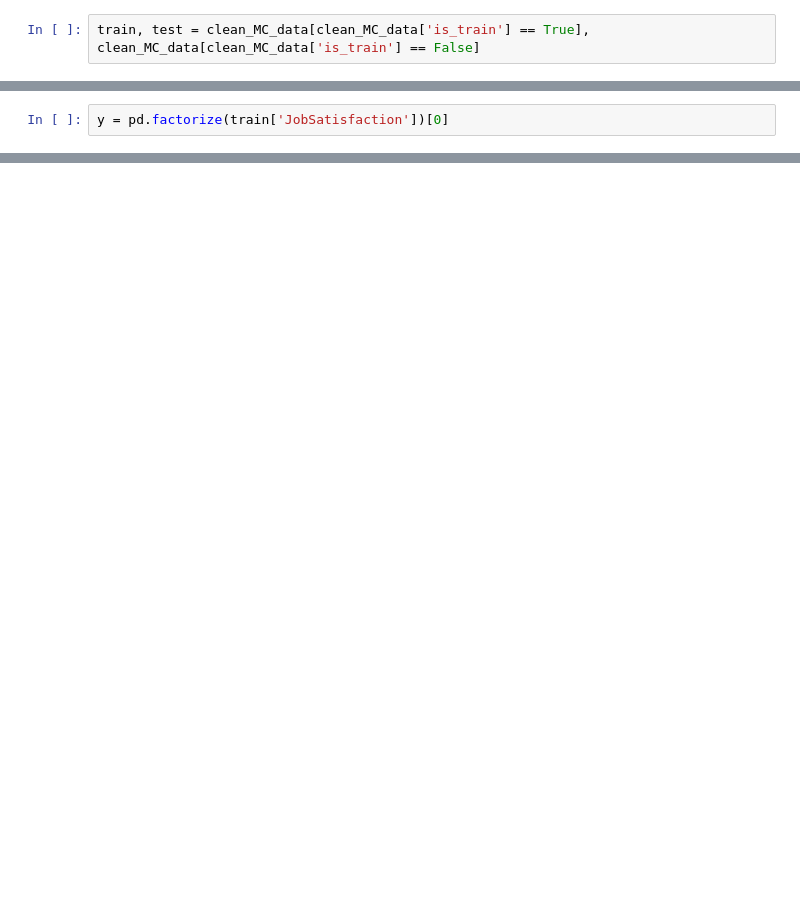
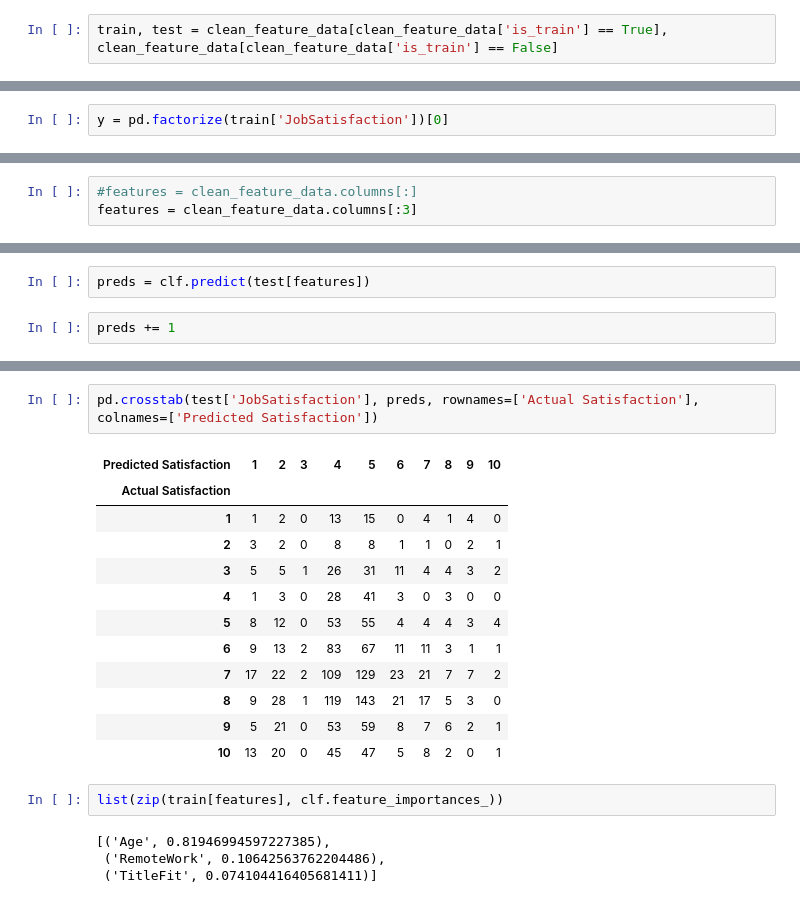
Before and after one commit to Jorrd/ds-fundamentals-a2, a Jupyter notebook: Untitled.ipynb, the cells around one changed output, grey strips where cells are left out. Saved outputs shown, nothing was run; the diff lists cells and outputs as text; blank space fills up the shorter version.

```diff
--- a/Untitled.ipynb
+++ b/Untitled.ipynb
@@ -112,5 +126,5 @@ clean_MC_data.head()
 # %%
-train, test = clean_MC_data[clean_MC_data['is_train'] == True], clean_MC_data[clean_MC_data['is_train'] == False]
+train, test = clean_feature_data[clean_feature_data['is_train'] == True], clean_feature_data[clean_feature_data['is_train'] == False]
 # %%
 print('No obs in train:', len(train))
 print('No obs in test:', len(test))
@@ -130,3 +140,6 @@ features = clean_data.columns[:]
+# %%
+#features = clean_feature_data.columns[:]
+features = clean_feature_data.columns[:3]
 # %%
 clf = RandomForestClassifier(n_jobs=2, random_state=0)
 clf.fit(train[features], y)
@@ -134,0 +180,4 @@ ValueError: could not convert string to float: 'Fine'
+# %%
+preds = clf.predict(test[features])
+# %%
+preds += 1
@@ -134,0 +202,21 @@ ValueError: could not convert string to float: 'Fine'
+# %%
+pd.crosstab(test['JobSatisfaction'], preds, rownames=['Actual Satisfaction'], colnames=['Predicted Satisfaction'])
+# %% [output]
+| Predicted Satisfaction | 1 | 2 | 3 | 4 | 5 | 6 | 7 | 8 | 9 | 10 |
+| Actual Satisfaction |  |  |  |  |  |  |  |  |  |  |
+| 1 | 1 | 2 | 0 | 13 | 15 | 0 | 4 | 1 | 4 | 0 |
+| 2 | 3 | 2 | 0 | 8 | 8 | 1 | 1 | 0 | 2 | 1 |
+| 3 | 5 | 5 | 1 | 26 | 31 | 11 | 4 | 4 | 3 | 2 |
+| 4 | 1 | 3 | 0 | 28 | 41 | 3 | 0 | 3 | 0 | 0 |
+| 5 | 8 | 12 | 0 | 53 | 55 | 4 | 4 | 4 | 3 | 4 |
+| 6 | 9 | 13 | 2 | 83 | 67 | 11 | 11 | 3 | 1 | 1 |
+| 7 | 17 | 22 | 2 | 109 | 129 | 23 | 21 | 7 | 7 | 2 |
+| 8 | 9 | 28 | 1 | 119 | 143 | 21 | 17 | 5 | 3 | 0 |
+| 9 | 5 | 21 | 0 | 53 | 59 | 8 | 7 | 6 | 2 | 1 |
+| 10 | 13 | 20 | 0 | 45 | 47 | 5 | 8 | 2 | 0 | 1 |
+# %%
+list(zip(train[features], clf.feature_importances_))
+# %% [output]
+[('Age', 0.81946994597227385),
+ ('RemoteWork', 0.10642563762204486),
+ ('TitleFit', 0.074104416405681411)]
```
Also changed, not shown: parts of 11 cells of this notebook.
